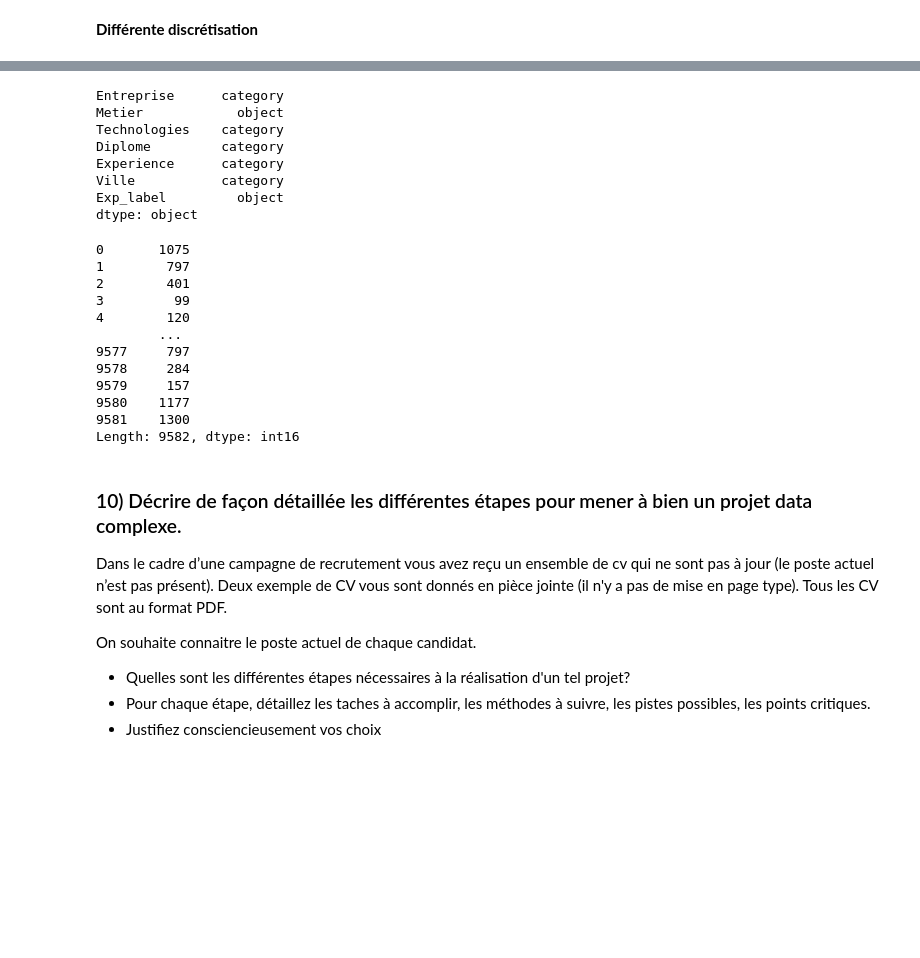
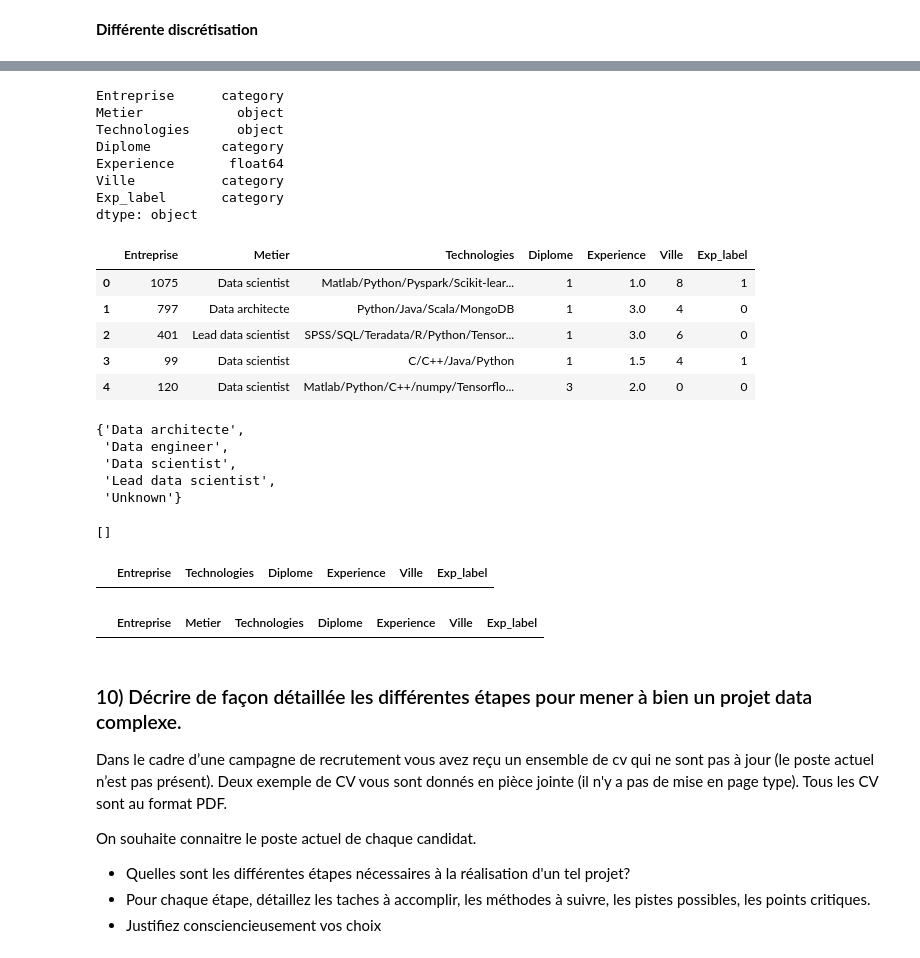
Before and after one commit to emathian/Clustering_Classification_JN, a Jupyter notebook: Test_Technique_ML.ipynb, the cells around one changed output, grey strips where cells are left out. Saved outputs shown, nothing was run; the diff lists cells and outputs as text; code cells hidden in the pictures; blank space fills up the shorter version.

```diff
--- a/Test_Technique_ML.ipynb
+++ b/Test_Technique_ML.ipynb
@@ -625,32 +676,40 @@ df2 =  df
 # %%
 df2['Entreprise']= df2['Entreprise'].astype('category', inplace = True)
 df2['Diplome']= df2['Diplome'].astype('category', inplace = True)
-df2['Technologies'] = df2['Technologies'].astype('category', inplace = True)
 df2['Ville'] = df2['Ville'].astype('category', inplace = True)
-df2['Experience'] = df2['Experience'].astype('category', inplace = True)
+df2['Exp_label'] = df2['Exp_label'].astype('category', inplace = True)
+# %%
+df2['Metier'] = df2['Metier'].fillna('Unknown')
 # %%
 df2.dtypes
 # %% [output]
 Entreprise      category
 Metier            object
-Technologies    category
+Technologies      object
 Diplome         category
-Experience      category
+Experience       float64
 Ville           category
-Exp_label         object
+Exp_label       category
 dtype: object
-# %%
-df2['Entreprise']  = df2.Entreprise.cat.codes
-# %% [output]
-0       1075
-1        797
-2        401
-3         99
-4        120
-        ...
-9577     797
-9578     284
-9579     157
-9580    1177
-9581    1300
-Length: 9582, dtype: int16
+# %%
+df2['Entreprise']  = df2.Entreprise.cat.codes
+df2['Diplome']  = df2.Diplome.cat.codes
+df2['Ville']  = df2.Ville.cat.codes
+df2['Exp_label'] = df2.Exp_label.cat.codes
+# %%
+df2.head()
+# %% [output]
+|  | Entreprise | Metier | Technologies | Diplome | Experience | Ville | Exp_label |
+| 0 | 1075 | Data scientist | Matlab/Python/Pyspark/Scikit-lear... | 1 | 1.0 | 8 | 1 |
+| 1 | 797 | Data architecte | Python/Java/Scala/MongoDB | 1 | 3.0 | 4 | 0 |
+| 2 | 401 | Lead data scientist | SPSS/SQL/Teradata/R/Python/Tensor... | 1 | 3.0 | 6 | 0 |
+| 3 | 99 | Data scientist | C/C++/Java/Python | 1 | 1.5 | 4 | 1 |
+| 4 | 120 | Data scientist | Matlab/Python/C++/numpy/Tensorflo... | 3 | 2.0 | 0 | 0 |
+# %%
+set(list(df2['Metier']))
+# %% [output]
+{'Data architecte',
+ 'Data engineer',
+ 'Data scientist',
+ 'Lead data scientist',
+ 'Unknown'}
@@ -657,3 +729,16 @@ Length: 9582, dtype: int16
+# %%
+IndexMissingMetier
+# %% [output]
+[]
+# %%
+df2K.drop(columns=['Metier'], inplace = True)
+df2UK.drop(columns=['Metier'])
+# %% [output]
+|  | Entreprise | Technologies | Diplome | Experience | Ville | Exp_label |
+# %%
+df2UK
+# %% [output]
+|  | Entreprise | Metier | Technologies | Diplome | Experience | Ville | Exp_label |
 # %% [markdown]
 ### 10) Décrire de façon détaillée les différentes étapes pour mener à bien un projet data complexe.
 
```
Also changed, not shown: parts of 16 cells of this notebook.
